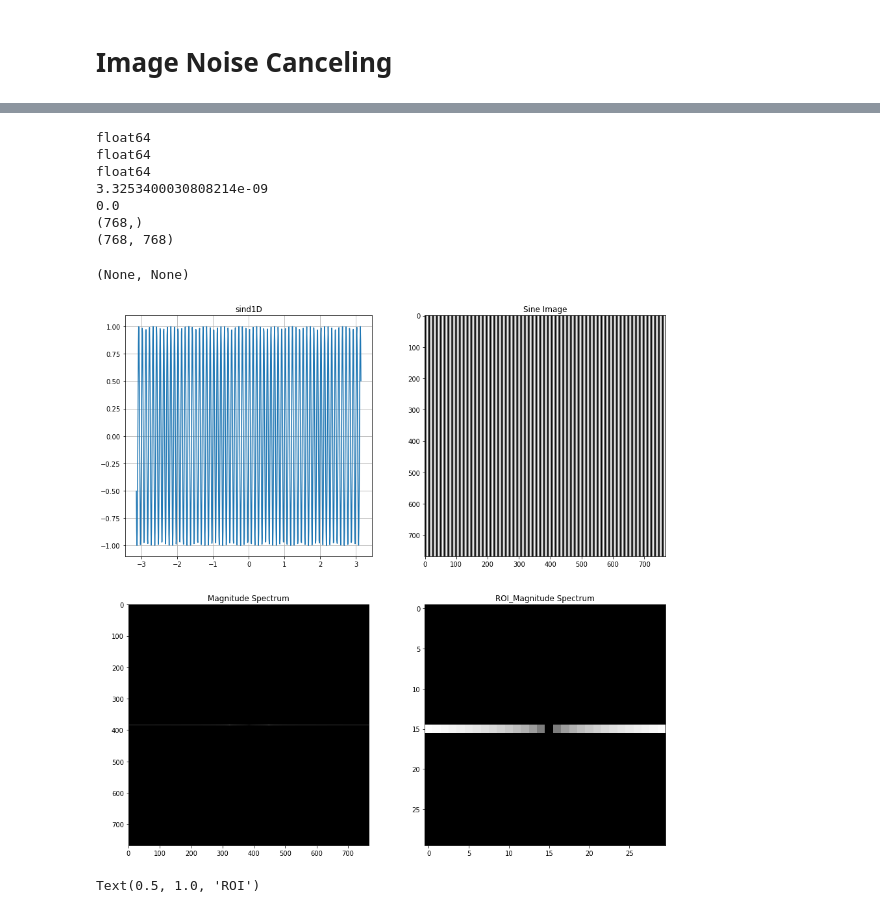
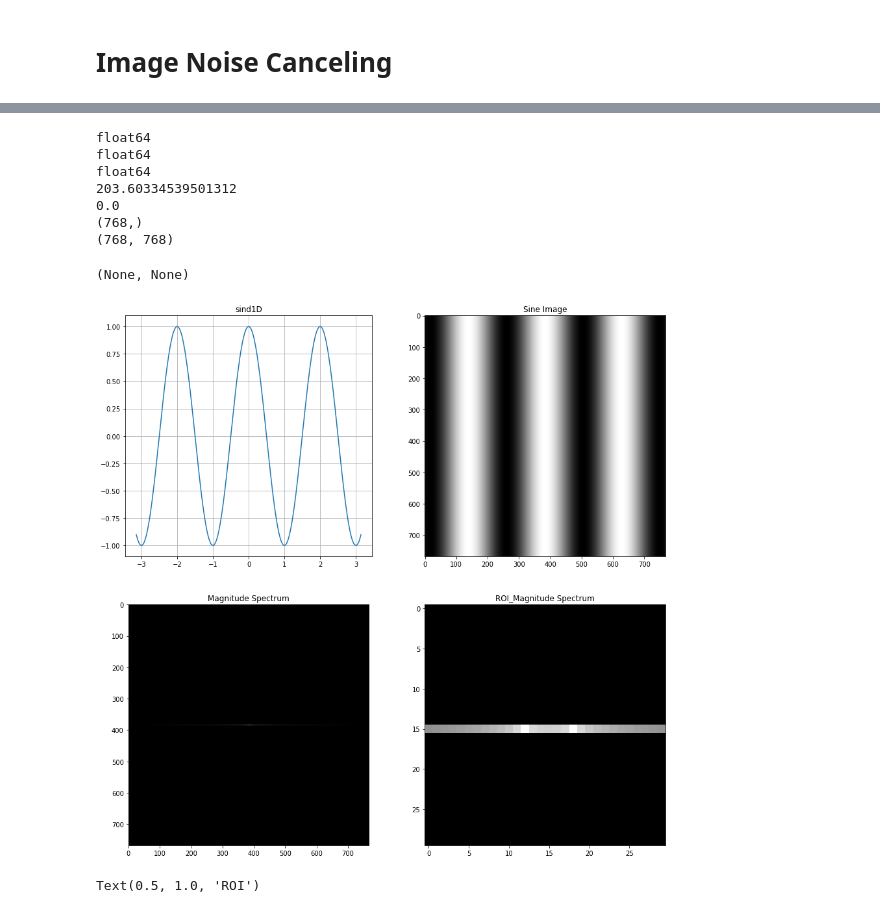
Before and after one commit to mckang6113875/AP_Test_OPEN, a Jupyter notebook: Image_Noise_Canceling_edit1.ipynb, the cells around one changed output, grey strips where cells are left out. Drawn from its saved outputs; the diff is of its cells as text; code cells hidden in the pictures.

```diff
--- a/Image_Noise_Canceling_edit1.ipynb
+++ b/Image_Noise_Canceling_edit1.ipynb
@@ -19,7 +13,8 @@ import matplotlib.pyplot as plt
 N = 768 #half 384
 x = np.linspace(-np.pi,np.pi, N)
 
-sine1D = np.sin(20*x*np.pi)*1 #simple noise
+#sine1D = (np.sin(x*np.pi))*1000 #simple noise
+sine1D = (np.cos(x*np.pi))*1 #simple noise
 #sine1D = 0*x #zero noise
 grating = np.tile(sine1D, (N,1))
 
@@ -34,35 +29,35 @@ ROI = magnitude_spectrum[xx:xx+w, yy:yy+h]
 #########################################################
 
 fig=plt.figure(figsize=(15,15))
 plt.subplot(221)
 plt.plot(x, sine1D)
 plt.grid()
 plt.title('sind1D')
 plt.subplot(222)
 plt.imshow(grating, cmap = 'gray')
 plt.title('Sine Image')
 plt.subplot(223)
 plt.imshow(magnitude_spectrum, cmap = 'gray')
 plt.title('Magnitude Spectrum')
 plt.subplot(224)
 #plt.imshow(phase, cmap ='gray')
 #plt.title('Phase Spectrum')
 plt.imshow(ROI, cmap = 'gray')
 plt.title('ROI_Magnitude Spectrum')
 
 print(sine1D.dtype), print(grating.dtype), print(magnitude_spectrum.dtype)
 print(magnitude_spectrum[384, 384]), print(ROI[25,25])
 print(np.shape(sine1D)), print(np.shape(grating))
 # %% [output]
 float64
 float64
 float64
-3.3253400030808214e-09
+203.60334539501312
 0.0
 (768,)
 (768, 768)
 (None, None)
-[figure, old version]
+[figure, new version]
 # %%
 import numpy as np
 import cv2
```
Also changed, not shown: parts of 2 cells of this notebook.
